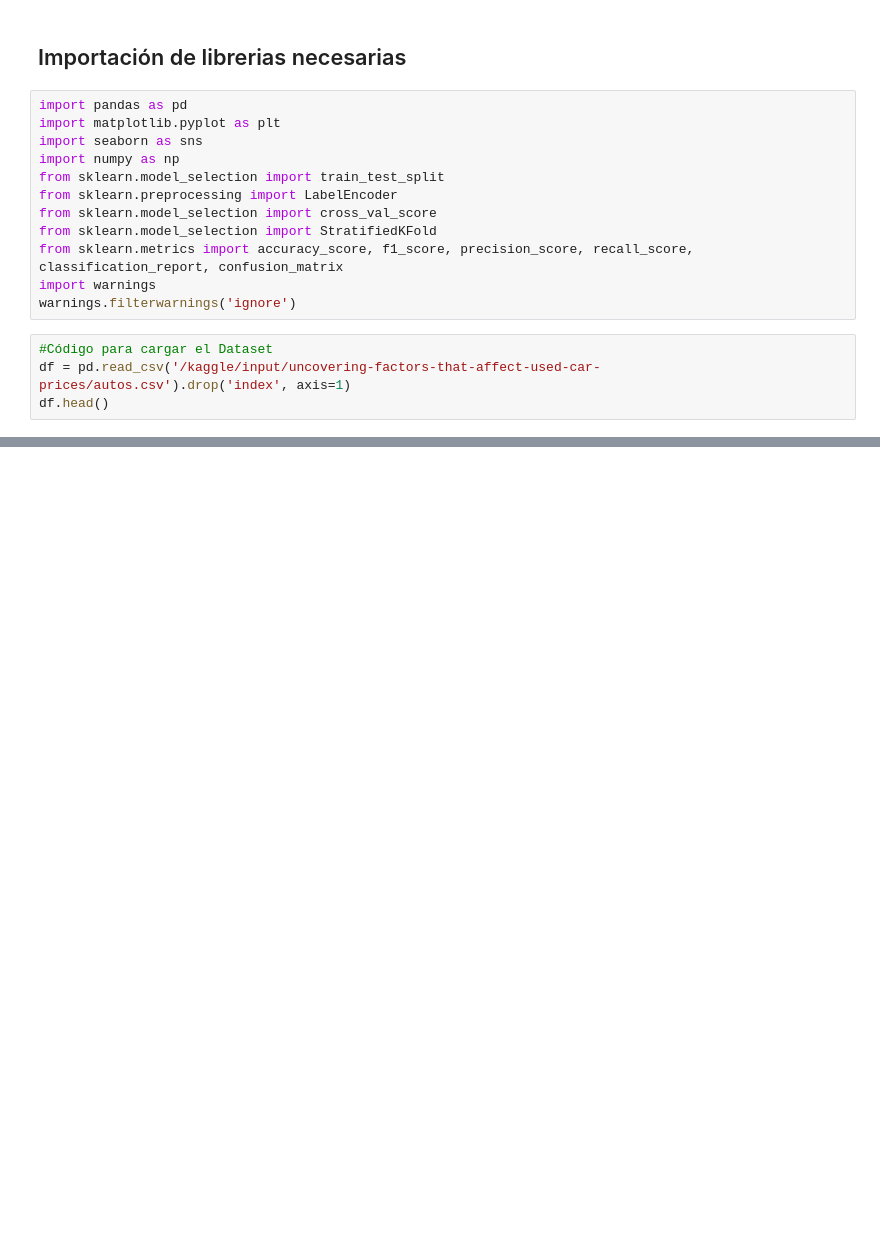
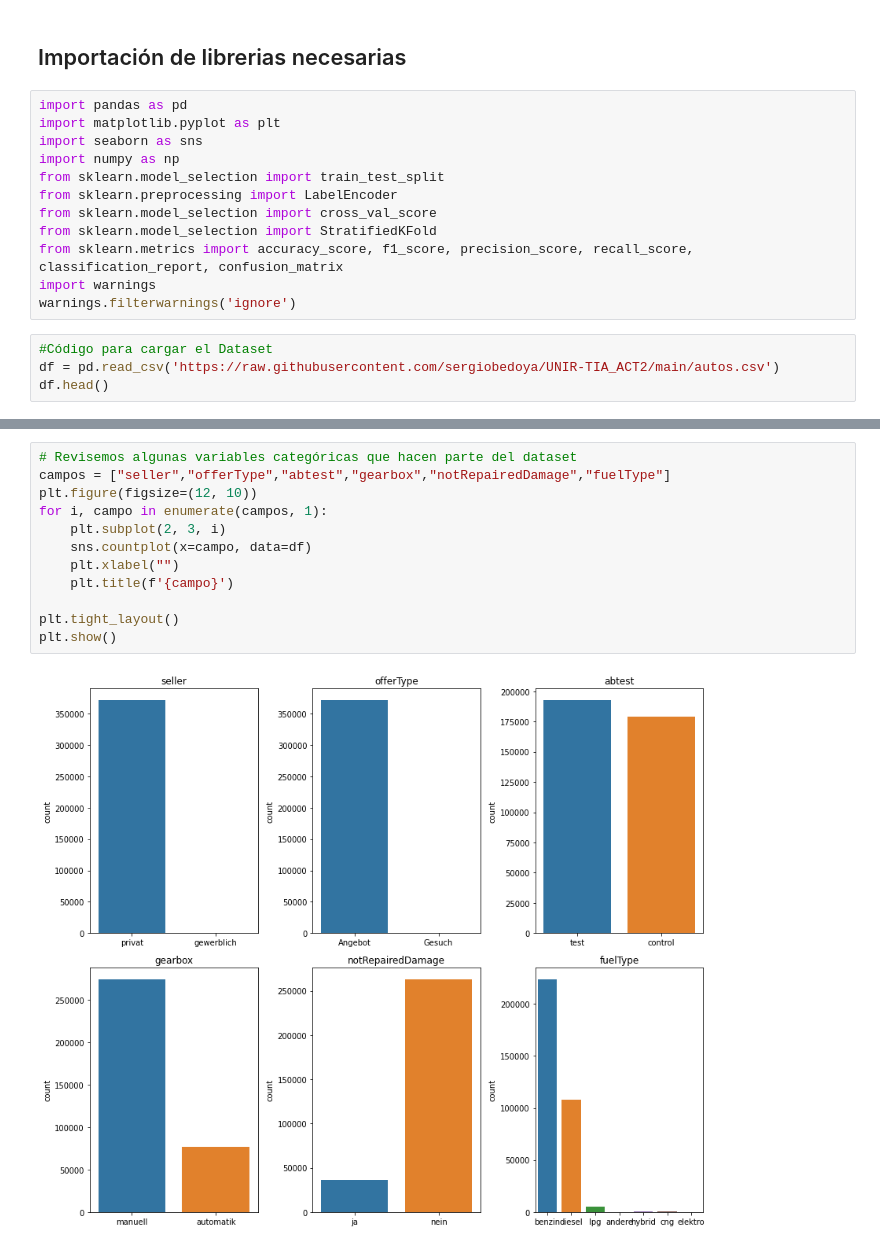
Before and after one commit to sergiobedoya/UNIR-TIA_ACT2, a Jupyter notebook: Apartado1_Regresion.ipynb, the cells around one changed output, grey strips where cells are left out. Cells and saved outputs as stored; diff of their text form; blank space fills up the shorter version.

```diff
--- a/Apartado1_Regresion.ipynb
+++ b/Apartado1_Regresion.ipynb
@@ -22,6 +22,6 @@ import warnings
 warnings.filterwarnings('ignore')
 # %%
 #Código para cargar el Dataset
-df = pd.read_csv('/kaggle/input/uncovering-factors-that-affect-used-car-prices/autos.csv').drop('index', axis=1)
+df = pd.read_csv('https://raw.githubusercontent.com/sergiobedoya/UNIR-TIA_ACT2/main/autos.csv')
 df.head()
 # %% [output]
@@ -28,0 +75,14 @@ FileNotFoundError: [Errno 2] No such file or directory: '/kaggle/input/uncoverin
+# %%
+# Revisemos algunas variables categóricas que hacen parte del dataset
+campos = ["seller","offerType","abtest","gearbox","notRepairedDamage","fuelType"]
+plt.figure(figsize=(12, 10))
+for i, campo in enumerate(campos, 1):
+    plt.subplot(2, 3, i)
+    sns.countplot(x=campo, data=df)
+    plt.xlabel("")
+    plt.title(f'{campo}')
+
+plt.tight_layout()
+plt.show()
+# %% [output]
+[figure, added]
```
Also changed, not shown: parts of 7 cells of this notebook.
